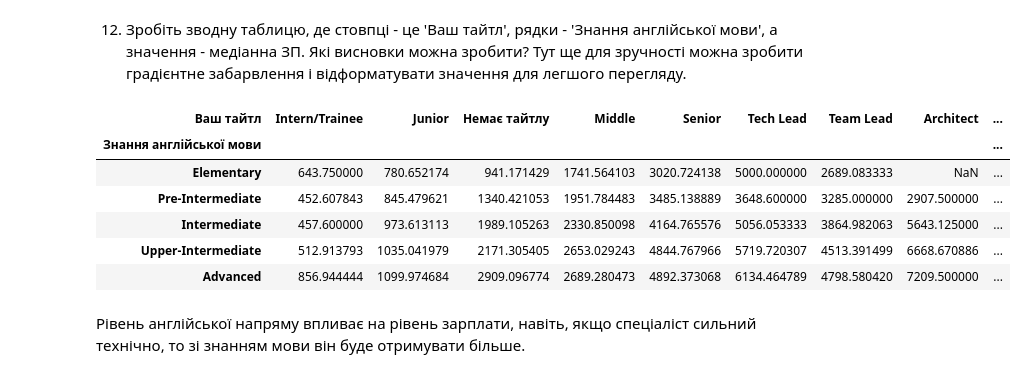
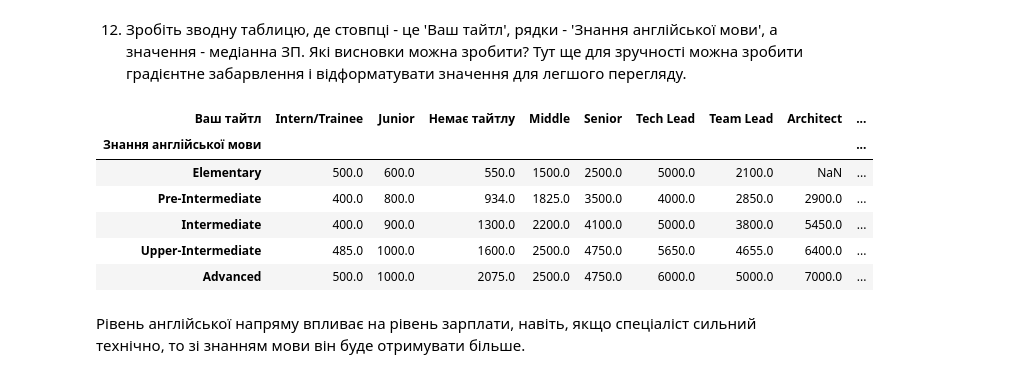
Before and after one commit to MarynaDanets/python_for_ds_tasks, a Jupyter notebook: hw_pandas_additional.ipynb, the cells around one changed output. Cells and saved outputs as stored; diff of their text form; code cells hidden in the pictures.

```diff
--- a/hw_pandas_additional.ipynb
+++ b/hw_pandas_additional.ipynb
@@ -200,16 +217,16 @@ df['Ваш тайтл'] = pd.Categorical(df['Ваш тайтл'],
 12. Зробіть зводну таблицю, де стовпці - це 'Ваш тайтл', рядки - 'Знання англійської мови', а значення - медіанна ЗП. Які висновки можна зробити?
 Тут ще для зручності можна зробити градієнтне забарвлення і відформатувати значення для легшого перегляду.
 # %%
-table = pd.pivot_table(df, index='Знання англійської мови', columns='Ваш тайтл', values='Зарплата у $$$ за місяць, лише ставка після сплати податків', aggfunc='mean')
+table = pd.pivot_table(df, index='Знання англійської мови', columns='Ваш тайтл', values='Зарплата у $$$ за місяць, лише ставка після сплати податків', aggfunc='median')
 table
 # %% [output]
 | Ваш тайтл | Intern/Trainee | Junior | Немає тайтлу | Middle | Senior | Tech Lead | Team Lead | Architect | ... |
 | Знання англійської мови |  |  |  |  |  |  |  |  | ... |
-| Elementary | 643.750000 | 780.652174 | 941.171429 | 1741.564103 | 3020.724138 | 5000.000000 | 2689.083333 | NaN | ... |
-| Pre-Intermediate | 452.607843 | 845.479621 | 1340.421053 | 1951.784483 | 3485.138889 | 3648.600000 | 3285.000000 | 2907.500000 | ... |
-| Intermediate | 457.600000 | 973.613113 | 1989.105263 | 2330.850098 | 4164.765576 | 5056.053333 | 3864.982063 | 5643.125000 | ... |
-| Upper-Intermediate | 512.913793 | 1035.041979 | 2171.305405 | 2653.029243 | 4844.767966 | 5719.720307 | 4513.391499 | 6668.670886 | ... |
-| Advanced | 856.944444 | 1099.974684 | 2909.096774 | 2689.280473 | 4892.373068 | 6134.464789 | 4798.580420 | 7209.500000 | ... |
+| Elementary | 500.0 | 600.0 | 550.0 | 1500.0 | 2500.0 | 5000.0 | 2100.0 | NaN | ... |
+| Pre-Intermediate | 400.0 | 800.0 | 934.0 | 1825.0 | 3500.0 | 4000.0 | 2850.0 | 2900.0 | ... |
+| Intermediate | 400.0 | 900.0 | 1300.0 | 2200.0 | 4100.0 | 5000.0 | 3800.0 | 5450.0 | ... |
+| Upper-Intermediate | 485.0 | 1000.0 | 1600.0 | 2500.0 | 4750.0 | 5650.0 | 4655.0 | 6400.0 | ... |
+| Advanced | 500.0 | 1000.0 | 2075.0 | 2500.0 | 4750.0 | 6000.0 | 5000.0 | 7000.0 | ... |
 # %% [markdown]
 Рівень англійської напряму впливає на рівень зарплати, навіть, якщо спеціаліст сильний технічно, то зі знанням мови він буде отримувати більше.
 # %% [markdown]
```
Also changed, not shown: parts of 10 cells of this notebook.
